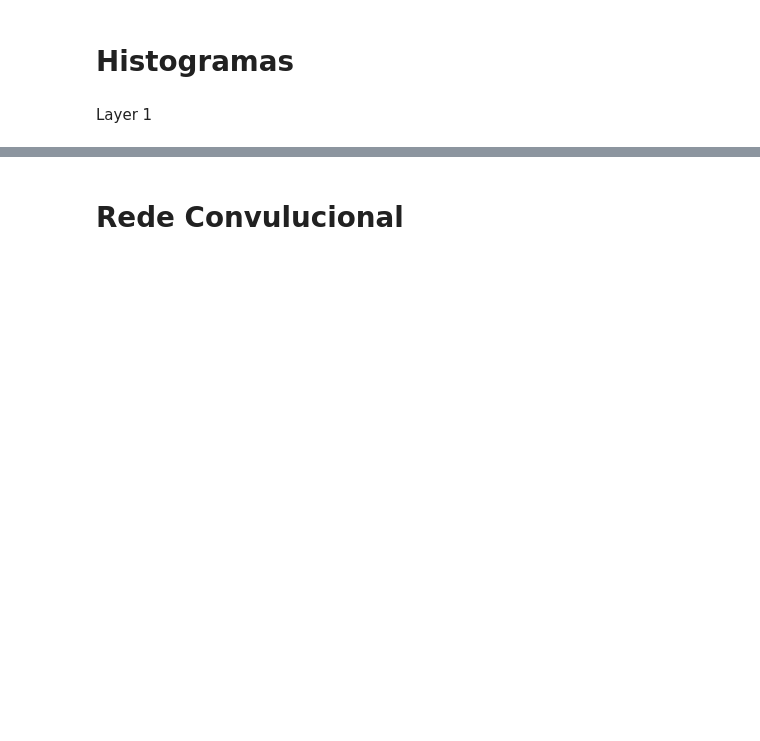
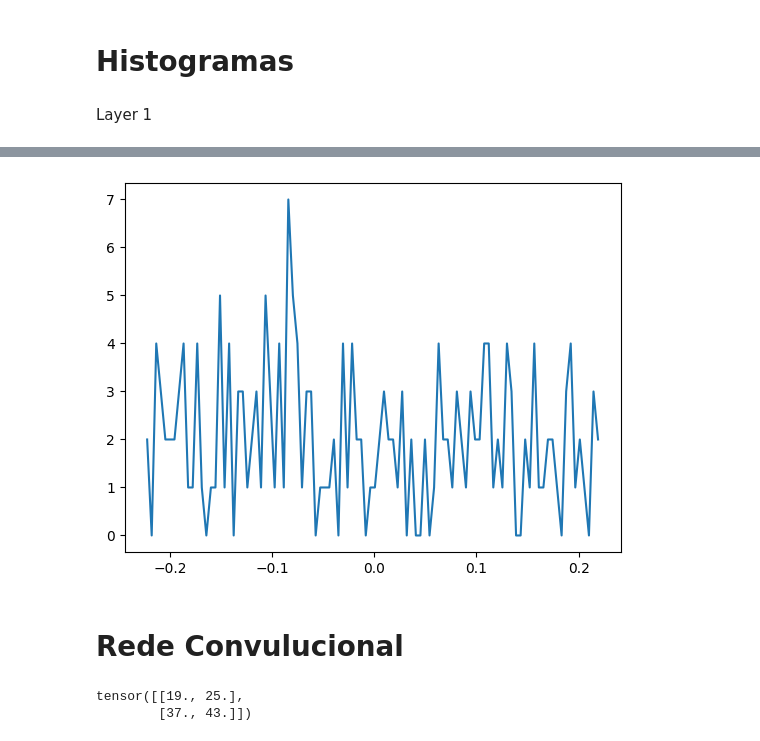
Before and after one commit to Erickllino/Neural_Network, a Jupyter notebook: MNIST.IPYNB, the cells around one changed output, grey strips where cells are left out. Saved outputs shown, nothing was run; the diff lists cells and outputs as text; code cells hidden in the pictures; blank space fills up the shorter version.

```diff
--- a/MNIST.IPYNB
+++ b/MNIST.IPYNB
@@ -189,2 +209,6 @@ hist_after_train = plt.plot(X_L1_after,y_L1_after)
+# %%
+hist_after_train = plt.plot(X_L2_after,y_L2_after)
+# %% [output]
+[figure, added]
 # %% [markdown]
 # Rede Convulucional
@@ -190,0 +236,7 @@ hist_after_train = plt.plot(X_L1_after,y_L1_after)
+# %%
+X = torch.tensor([[0.0, 1.0, 2.0], [3.0, 4.0, 5.0], [6.0, 7.0, 8.0]])
+K = torch.tensor([[0.0, 1.0], [2.0, 3.0]])
+corr2d(X, K)
+# %% [output]
+tensor([[19., 25.],
+        [37., 43.]])
```
Also changed, not shown: parts of 19 cells of this notebook.
